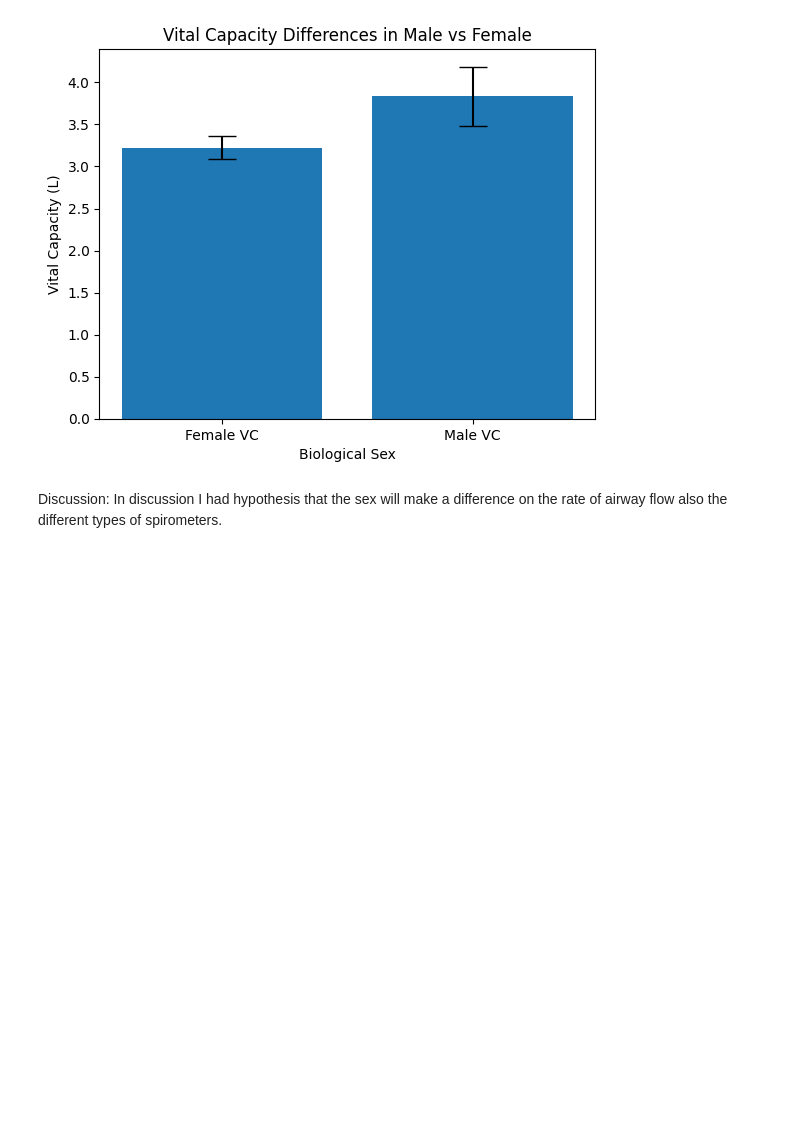
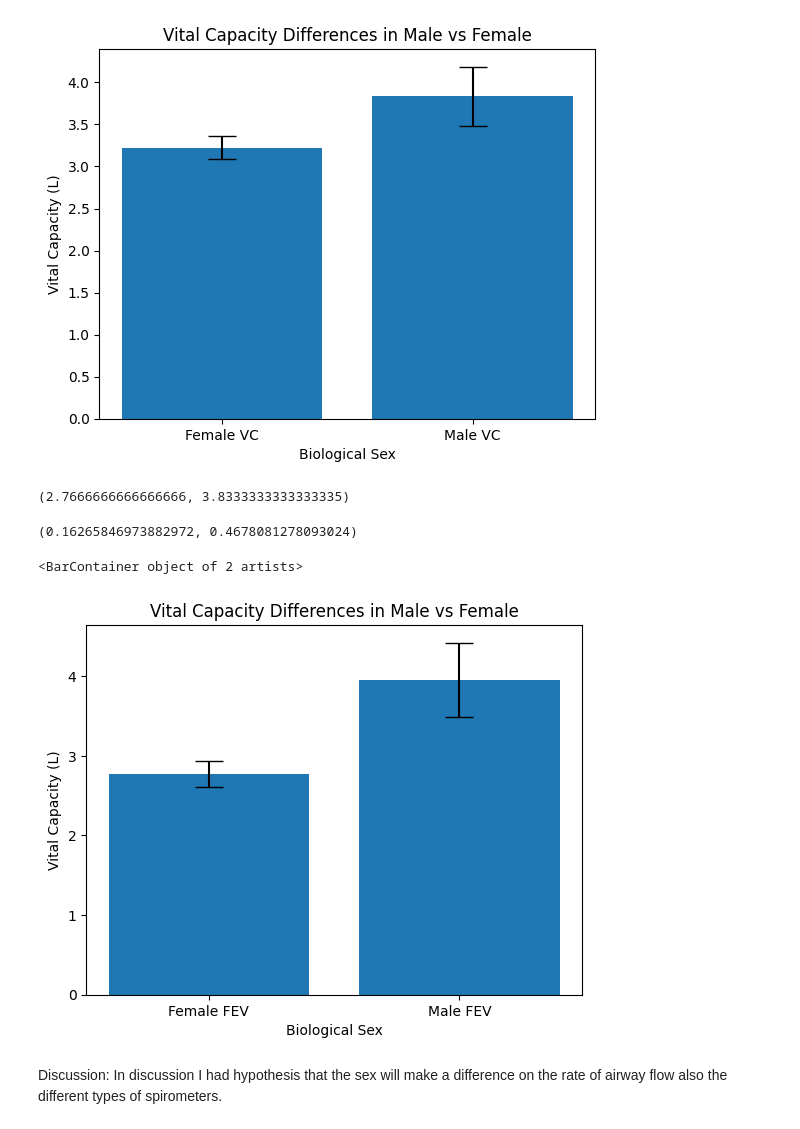
Before and after one commit to gissellea/5labreport, a Jupyter notebook: lab_14.ipynb, the cells around one changed output. Cells and saved outputs as stored; diff of their text form; code cells hidden in the pictures; blank space fills up the shorter version.

```diff
--- a/lab_14.ipynb
+++ b/lab_14.ipynb
@@ -54,3 +65,29 @@ plt.bar(['Female VC','Male VC'],[fvc_mean,mvc_mean], yerr=[fvc_sem, mvc_sem],cap
+# %%
+f_fev =[2.37,3.37,2.6,2.69,3.13,2.44]
+m_fev =[3.3,4.86,3.7]
+# %%
+ffev_mean = mean(f_fev)
+mfev_mean = mean (m_fev)
+ffev_mean, mvc_mean
+# %% [output]
+(2.7666666666666666, 3.8333333333333335)
+# %%
+#caculate the SEM of data
+ffev_sem = sem(f_fev)
+mfev_sem = sem(m_fev)
+#display the SEM
+ffev_sem, mfev_sem
+# %% [output]
+(0.16265846973882972, 0.4678081278093024)
+# %%
+# build a bar plot
+plt.xlabel('Biological Sex')
+plt.ylabel('Vital Capacity (L)')
+plt.title('Vital Capacity Differences in Male vs Female')
+plt.bar(['Female FEV','Male FEV'],[ffev_mean,mfev_mean], yerr=[ffev_sem, mfev_sem],capsize=10)
+# %% [output]
+<BarContainer object of 2 artists>
+[figure, added]
 # %% [markdown]
 Discussion:
 In discussion I had hypothesis that the sex will make a difference on the rate of airway flow also
```
Also changed, not shown: parts of 1 cell of this notebook.
